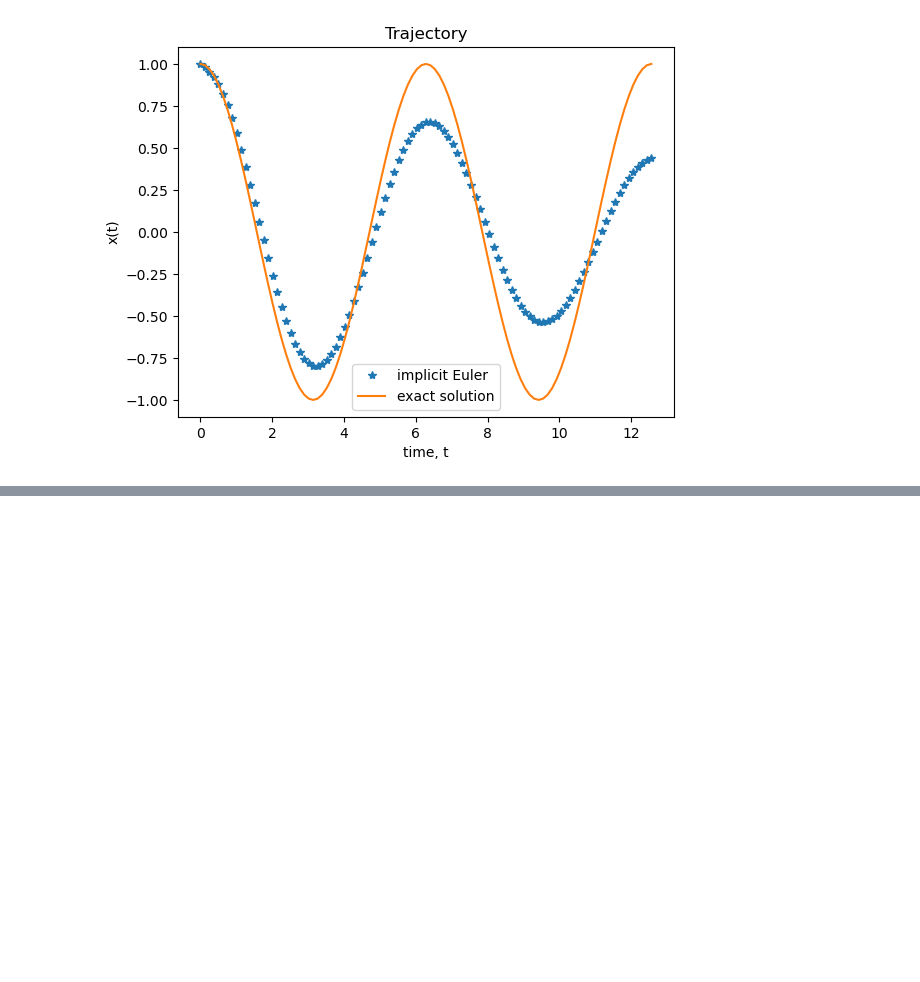
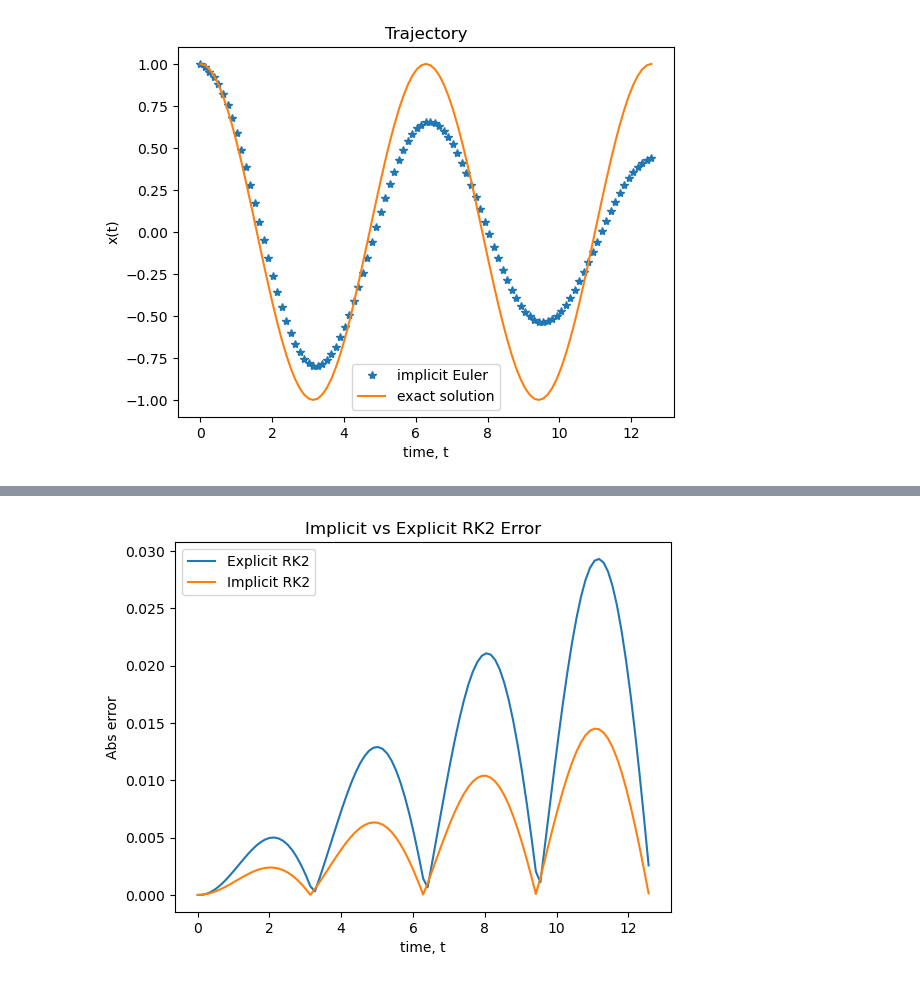
Before and after one commit to tkeegan12/Course_Computational_Physics_and_Engineering, a Jupyter notebook: Module3_Ordinary_Differential_Equations.ipynb, the cells around one changed output, grey strips where cells are left out. Cells and saved outputs as stored; diff of their text form; code cells hidden in the pictures; blank space fills up the shorter version.

```diff
--- a/Module3_Ordinary_Differential_Equations.ipynb
+++ b/Module3_Ordinary_Differential_Equations.ipynb
@@ -333,0 +423,13 @@ show()
+# %%
+title("Implicit vs Explicit RK2 Error")
+
+impl_rk2_error = abs.(cos.(impl_rk2_t) - impl_rk2_𝐲[1, :])
+
+plot(expl_rk2_t, rk2_error, label="Explicit RK2")
+plot(impl_rk2_t, impl_rk2_error, label="Implicit RK2")
+xlabel("time, t")
+ylabel("Abs error")
+legend()
+show()
+# %% [output]
+[figure, added]
```
Also changed, not shown: parts of 9 cells of this notebook.
